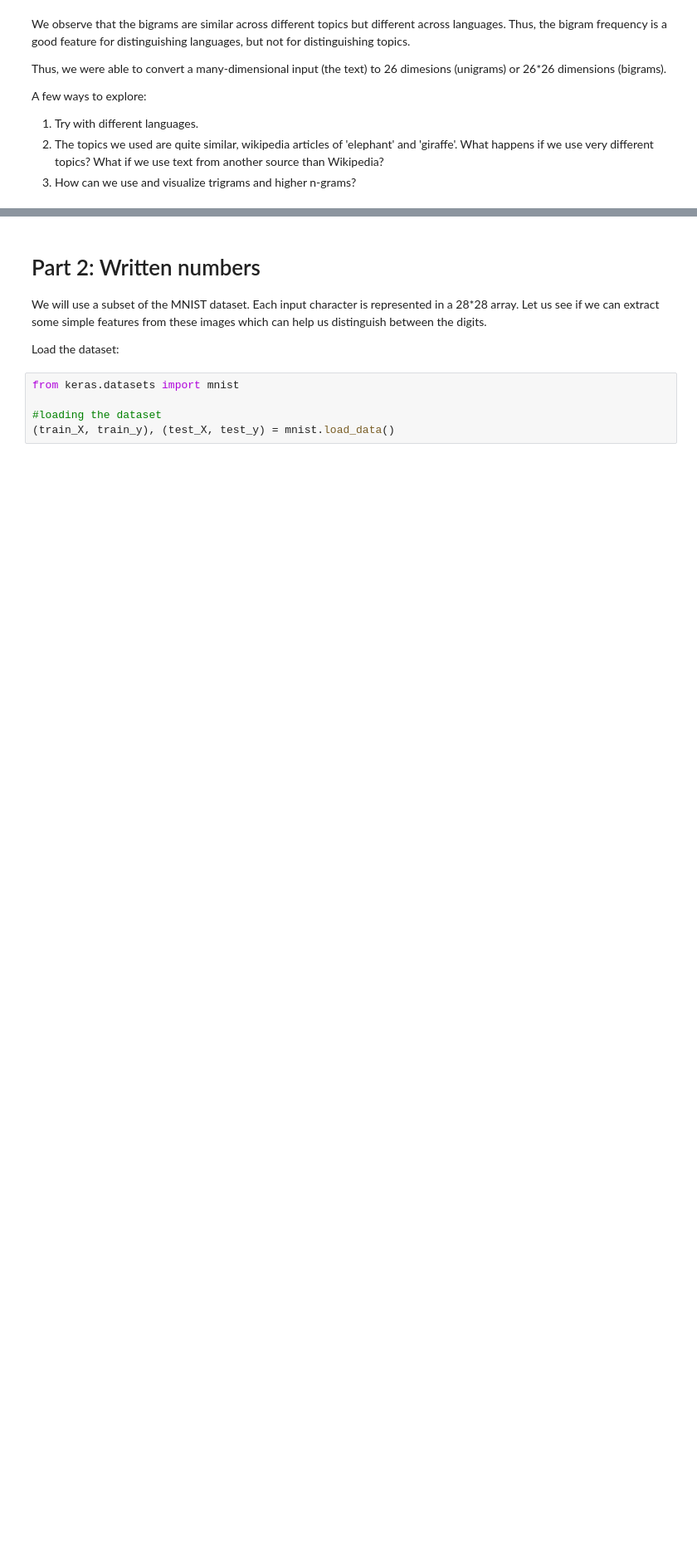
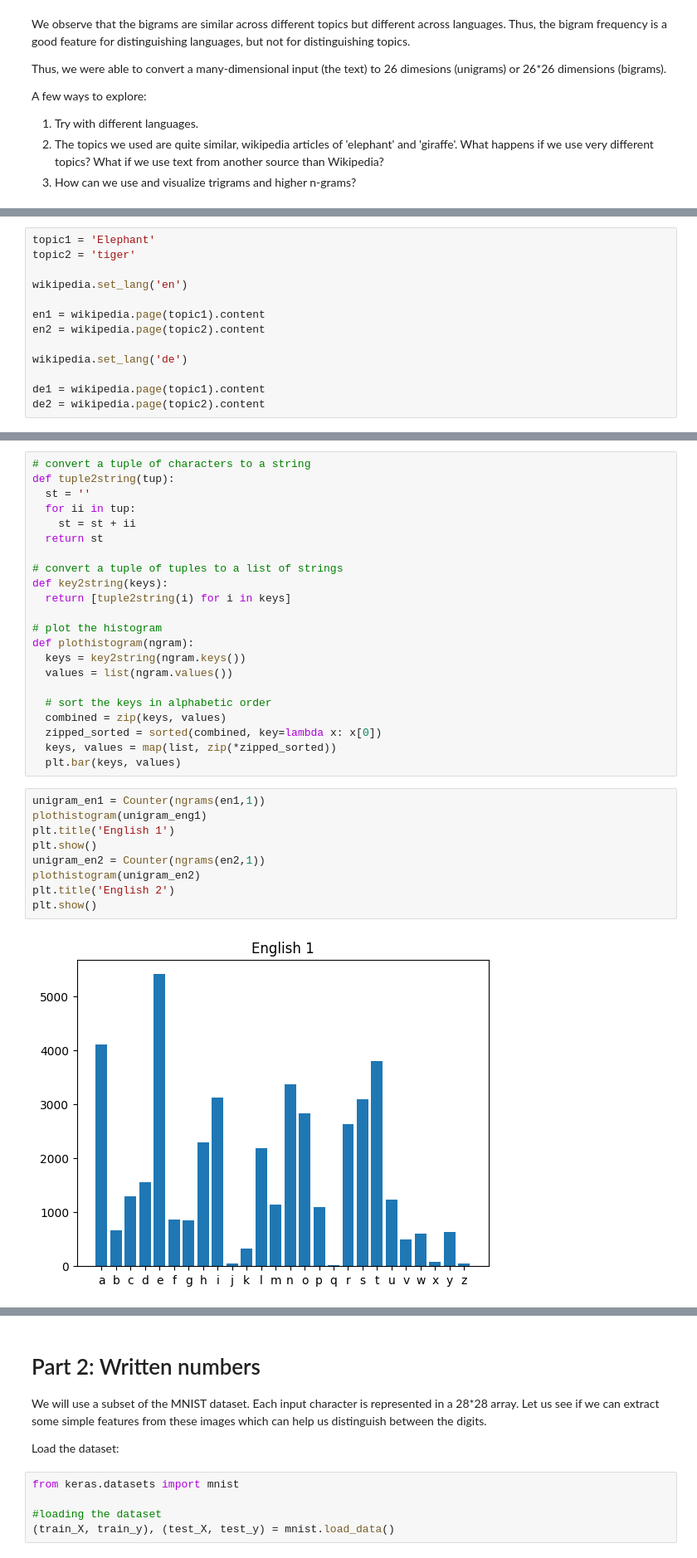
Before and after one commit to himawant/IIIT-H-colab, a Jupyter notebook: Module_01_Lab_01_Features.ipynb, the cells around one changed output, grey strips where cells are left out. Shown at 83% size. Cells and saved outputs as stored; diff of their text form; blank space fills up the shorter version.

```diff
--- a/Module_01_Lab_01_Features.ipynb
+++ b/Module_01_Lab_01_Features.ipynb
@@ -233,0 +267,13 @@ A few ways to explore:
+# %%
+topic1 = 'Elephant'
+topic2 = 'tiger'
+
+wikipedia.set_lang('en')
+
+en1 = wikipedia.page(topic1).content
+en2 = wikipedia.page(topic2).content
+
+wikipedia.set_lang('de')
+
+de1 = wikipedia.page(topic1).content
+de2 = wikipedia.page(topic2).content
@@ -233,0 +314,33 @@ A few ways to explore:
+# %%
+# convert a tuple of characters to a string
+def tuple2string(tup):
+  st = ''
+  for ii in tup:
+    st = st + ii
+  return st
+
+# convert a tuple of tuples to a list of strings
+def key2string(keys):
+  return [tuple2string(i) for i in keys]
+
+# plot the histogram
+def plothistogram(ngram):
+  keys = key2string(ngram.keys())
+  values = list(ngram.values())
+
+  # sort the keys in alphabetic order
+  combined = zip(keys, values)
+  zipped_sorted = sorted(combined, key=lambda x: x[0])
+  keys, values = map(list, zip(*zipped_sorted))
+  plt.bar(keys, values)
+# %%
+unigram_en1 = Counter(ngrams(en1,1))
+plothistogram(unigram_eng1)
+plt.title('English 1')
+plt.show()
+unigram_en2 = Counter(ngrams(en2,1))
+plothistogram(unigram_en2)
+plt.title('English 2')
+plt.show()
+# %% [output]
+[figure, added]
```
Also changed, not shown: parts of 19 cells of this notebook.
